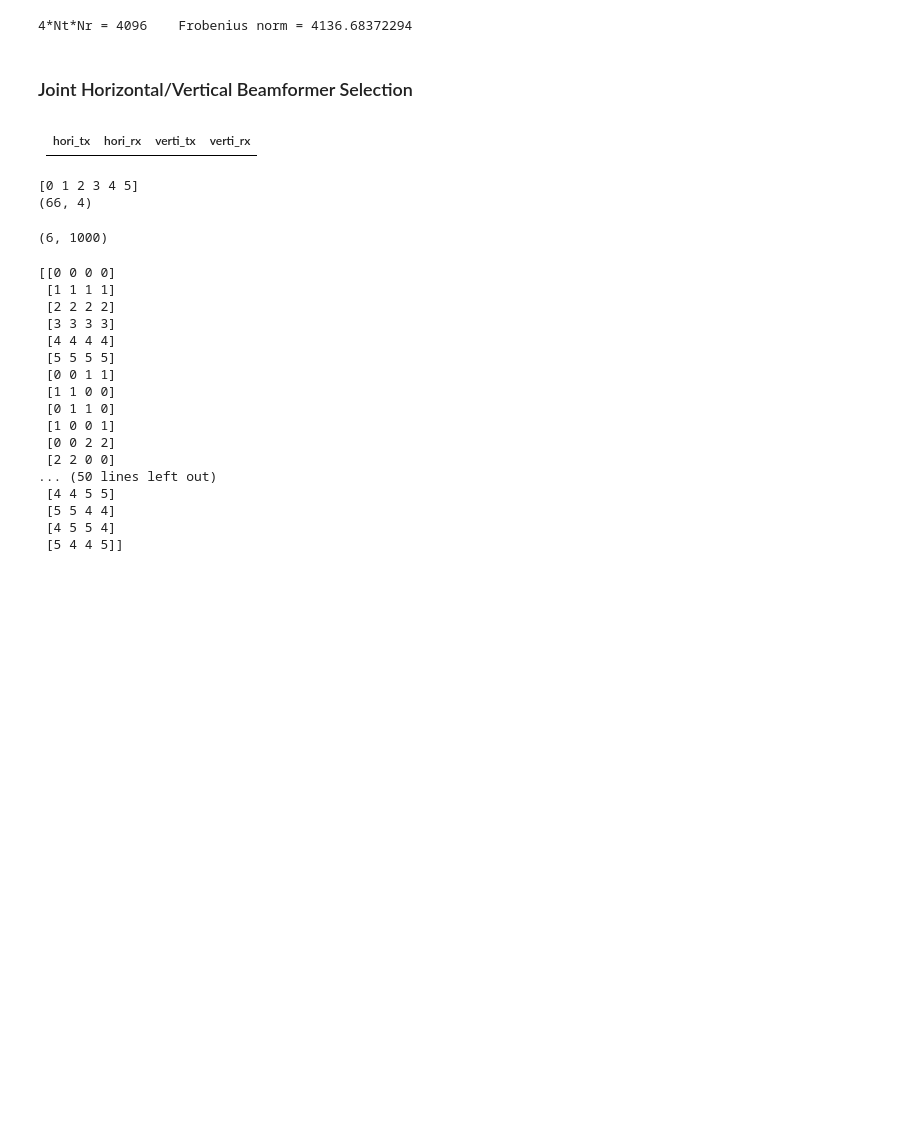
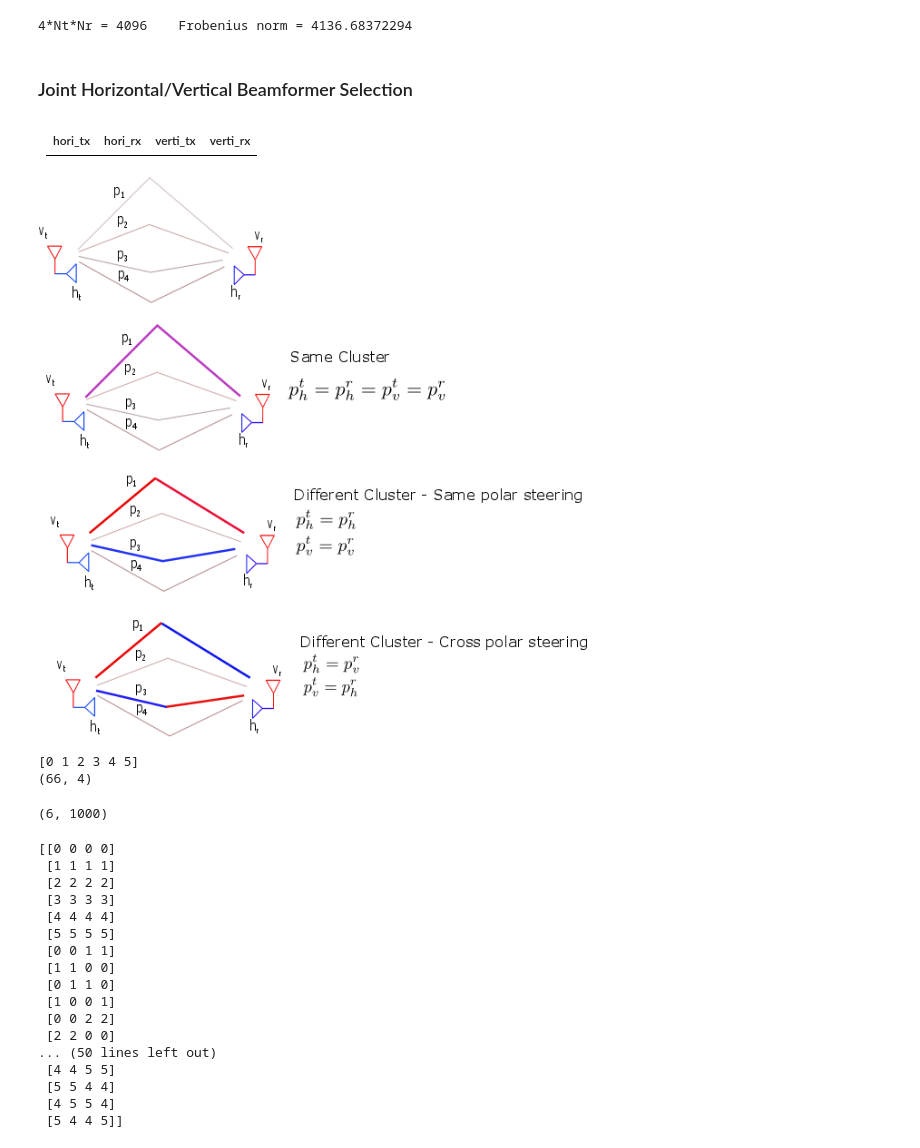
Before and after one commit to dienhoa/hybrid_beamforming_notebook, a Jupyter notebook: Dual Polarized Channel.ipynb, the cells around one changed output. Saved outputs shown, nothing was run; the diff lists cells and outputs as text; code cells hidden in the pictures; blank space fills up the shorter version.

```diff
--- a/Dual Polarized Channel.ipynb
+++ b/Dual Polarized Channel.ipynb
@@ -98,6 +100,10 @@ print("4*Nt*Nr =", 4*Nt*Nr , "   Frobenius norm =", np.mean(channel_fro_2**2))
 # %% [markdown]
 | hori_tx | hori_rx | verti_tx | verti_rx |
 |:--------|--------|--------:|:---------:|
+# %%
+Image("img/cluster.png")
+# %% [output]
+[figure, added]
 # %%
 cluster = np.arange(Nc)
 print(cluster)
```
Also changed, not shown: parts of 1 cell of this notebook, 2 other files.
